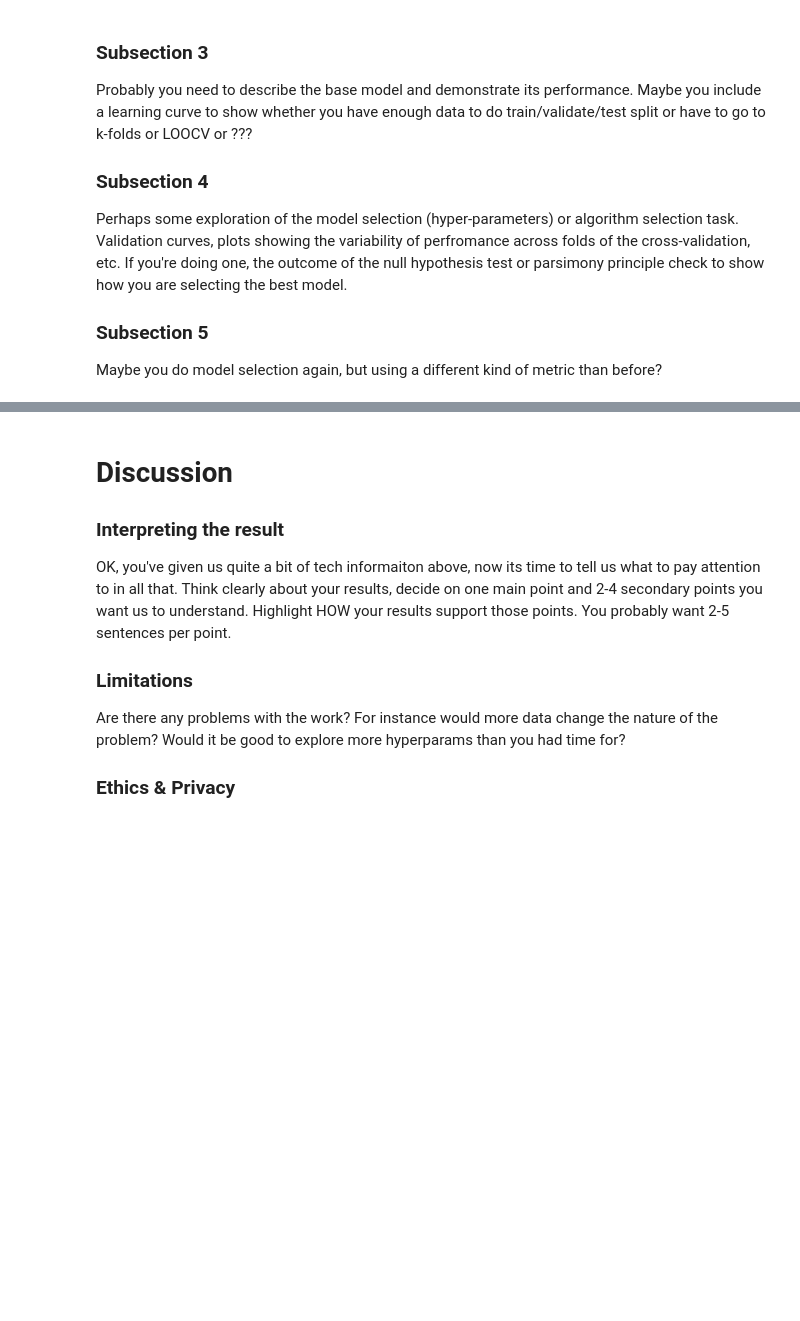
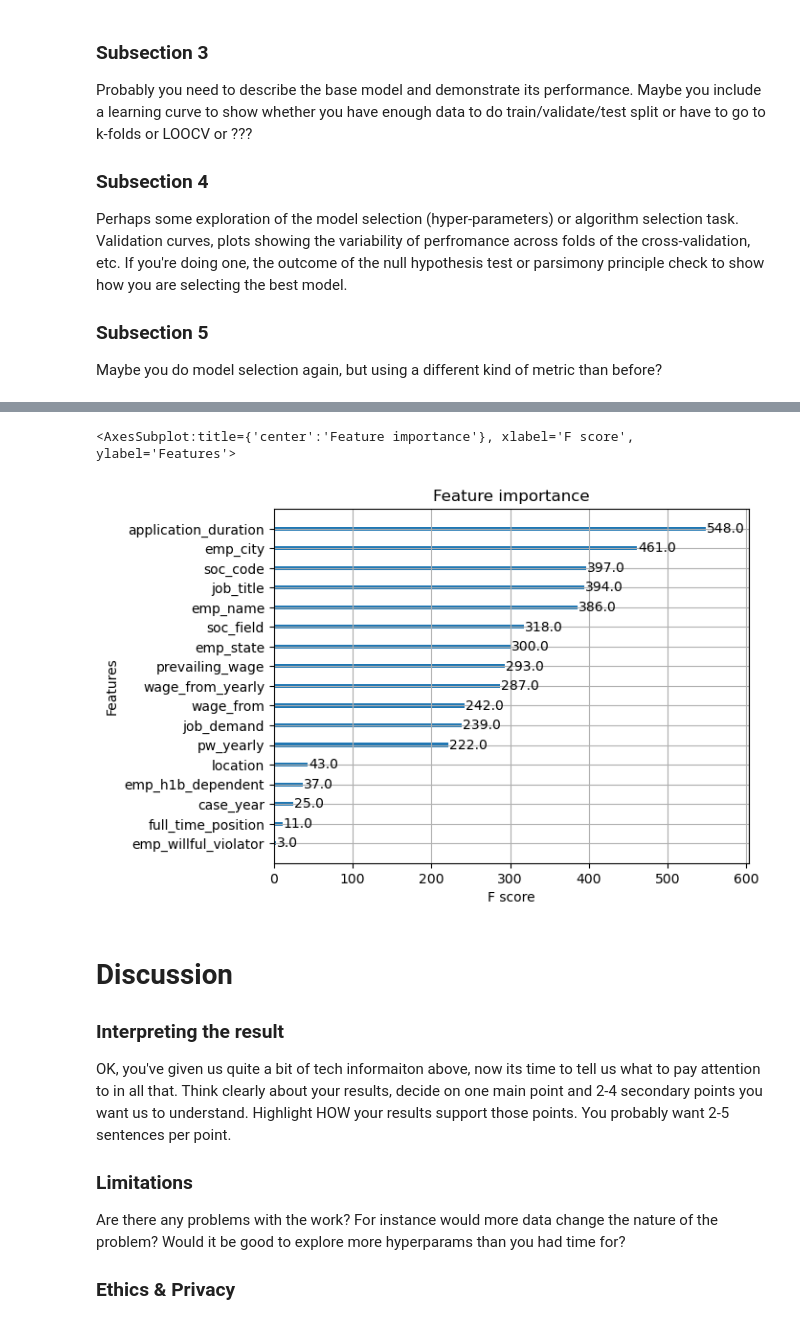
Before and after one commit to COGS118A/Group031-Wi23, a Jupyter notebook: XGBoost.ipynb, the cells around one changed output, grey strips where cells are left out. Drawn from its saved outputs; the diff is of its cells as text; code cells hidden in the pictures; blank space fills up the shorter version.

```diff
--- a/XGBoost.ipynb
+++ b/XGBoost.ipynb
@@ -704,0 +725,3 @@ import xgboost as xgb
+# %%
+bool_dict = {'C':True,'NC':False}
+data_final_XG['case_status'] = data_final_XG['case_status'].map(bool_dict)
@@ -733,3 +812,8 @@ ValueError: DataFrame.dtypes for data must be int, float, bool or category. When
+# %%
+xgb.plot_importance(xgb_model)
+# %% [output]
+<AxesSubplot:title={'center':'Feature importance'}, xlabel='F score', ylabel='Features'>
+[figure, added]
 # %% [markdown]
 # Discussion
 
```
Also changed, not shown: parts of 7 cells of this notebook.
